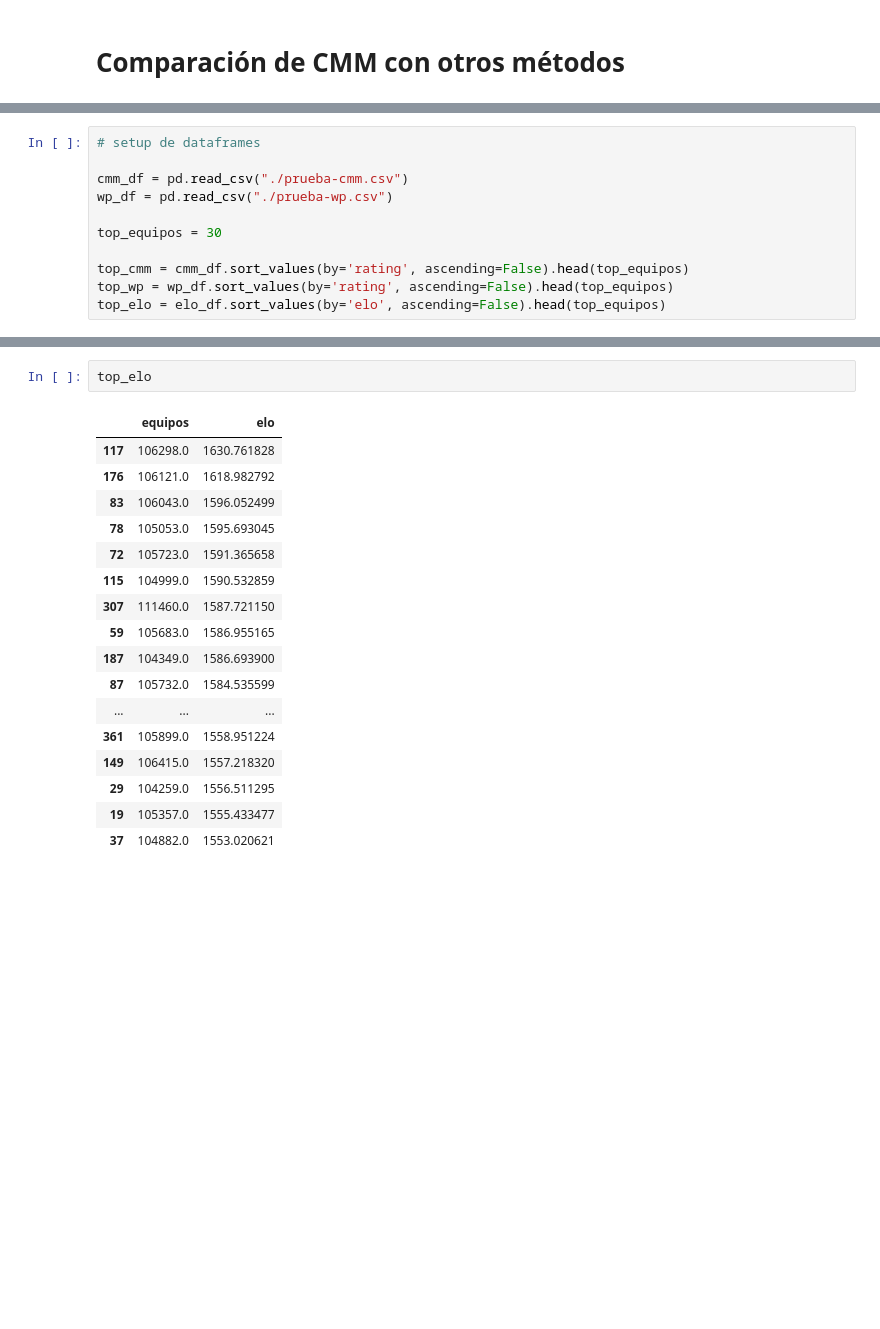
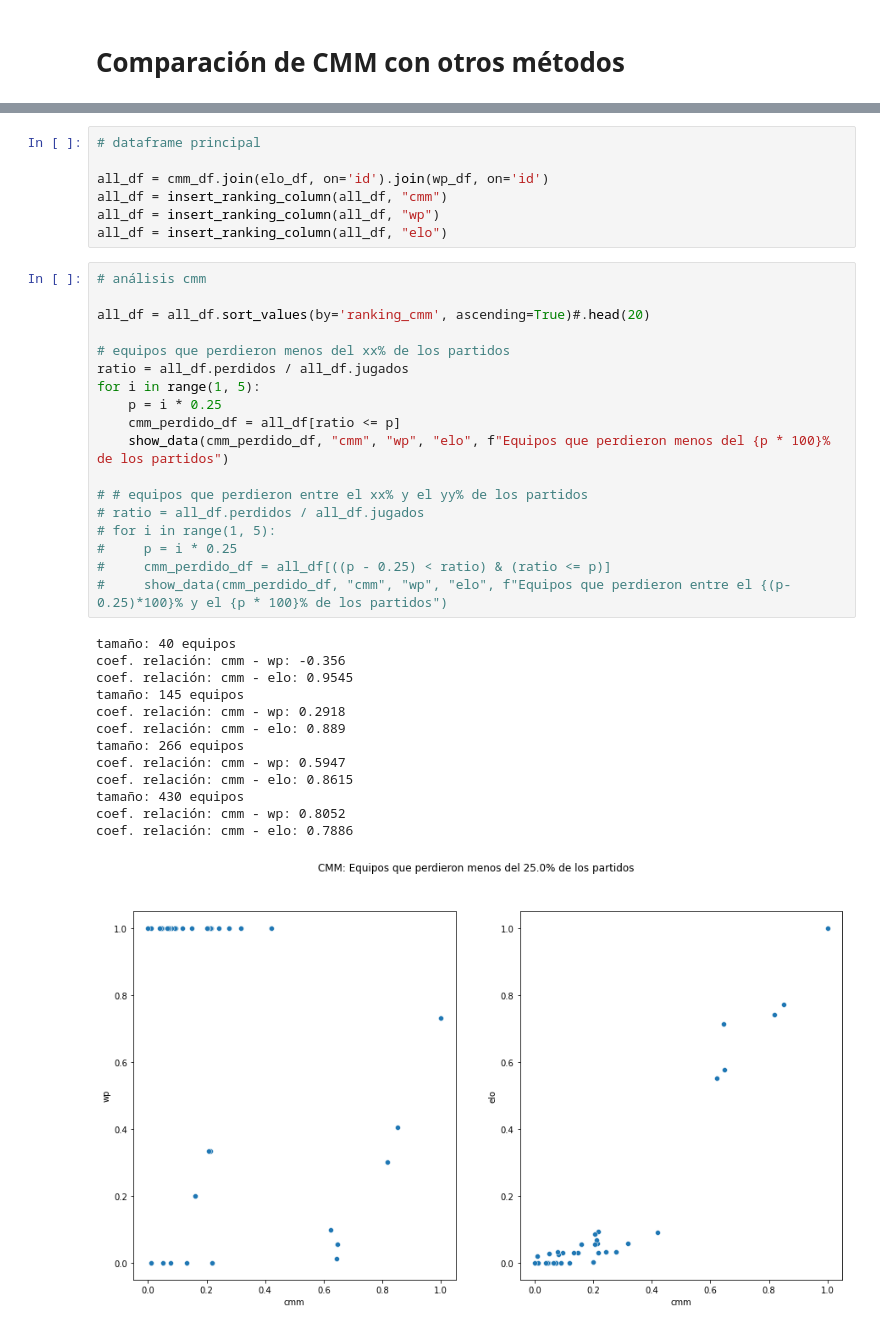
Before and after one commit to fzanollo/metodos-num, a Jupyter notebook: tp1/src/CasosCMM.ipynb, the cells around one changed output, grey strips where cells are left out. Saved outputs shown, nothing was run; the diff lists cells and outputs as text; blank space fills up the shorter version.

```diff
--- a/tp1/src/CasosCMM.ipynb
+++ b/tp1/src/CasosCMM.ipynb
@@ -227,11 +265,0 @@ for i, row in atp_df.iterrows():
-# %%
-# setup de dataframes
-
-cmm_df = pd.read_csv("./prueba-cmm.csv")
-wp_df = pd.read_csv("./prueba-wp.csv")
-
-top_equipos = 30
-
-top_cmm = cmm_df.sort_values(by='rating', ascending=False).head(top_equipos)
-top_wp = wp_df.sort_values(by='rating', ascending=False).head(top_equipos)
-top_elo = elo_df.sort_values(by='elo', ascending=False).head(top_equipos)
@@ -278,20 +266,39 @@ top_wp
-# %%
-top_elo
-# %% [output]
-|  | equipos | elo |
-| 117 | 106298.0 | 1630.761828 |
-| 176 | 106121.0 | 1618.982792 |
-| 83 | 106043.0 | 1596.052499 |
-| 78 | 105053.0 | 1595.693045 |
-| 72 | 105723.0 | 1591.365658 |
-| 115 | 104999.0 | 1590.532859 |
-| 307 | 111460.0 | 1587.721150 |
-| 59 | 105683.0 | 1586.955165 |
-| 187 | 104349.0 | 1586.693900 |
-| 87 | 105732.0 | 1584.535599 |
-| ... | ... | ... |
-| 361 | 105899.0 | 1558.951224 |
-| 149 | 106415.0 | 1557.218320 |
-| 29 | 104259.0 | 1556.511295 |
-| 19 | 105357.0 | 1555.433477 |
-| 37 | 104882.0 | 1553.020621 |
+# %%
+# dataframe principal
+
+all_df = cmm_df.join(elo_df, on='id').join(wp_df, on='id')
+all_df = insert_ranking_column(all_df, "cmm")
+all_df = insert_ranking_column(all_df, "wp")
+all_df = insert_ranking_column(all_df, "elo")
+# %%
+# análisis cmm
+
+all_df = all_df.sort_values(by='ranking_cmm', ascending=True)#.head(20)
+
+# equipos que perdieron menos del xx% de los partidos
+ratio = all_df.perdidos / all_df.jugados
+for i in range(1, 5):
+    p = i * 0.25
+    cmm_perdido_df = all_df[ratio <= p]
+    show_data(cmm_perdido_df, "cmm", "wp", "elo", f"Equipos que perdieron menos del {p * 100}% de los partidos")
+
+# # equipos que perdieron entre el xx% y el yy% de los partidos
+# ratio = all_df.perdidos / all_df.jugados
+# for i in range(1, 5):
+#     p = i * 0.25
+#     cmm_perdido_df = all_df[((p - 0.25) < ratio) & (ratio <= p)]
+#     show_data(cmm_perdido_df, "cmm", "wp", "elo", f"Equipos que perdieron entre el {(p-0.25)*100}% y el {p * 100}% de los partidos")
+# %% [output]
+tamaño: 40 equipos
+coef. relación: cmm - wp: -0.356
+coef. relación: cmm - elo: 0.9545
+tamaño: 145 equipos
+coef. relación: cmm - wp: 0.2918
+coef. relación: cmm - elo: 0.889
+tamaño: 266 equipos
+coef. relación: cmm - wp: 0.5947
+coef. relación: cmm - elo: 0.8615
+tamaño: 430 equipos
+coef. relación: cmm - wp: 0.8052
+coef. relación: cmm - elo: 0.7886
+[figure, added]
```
Also changed, not shown: parts of 7 cells of this notebook.
